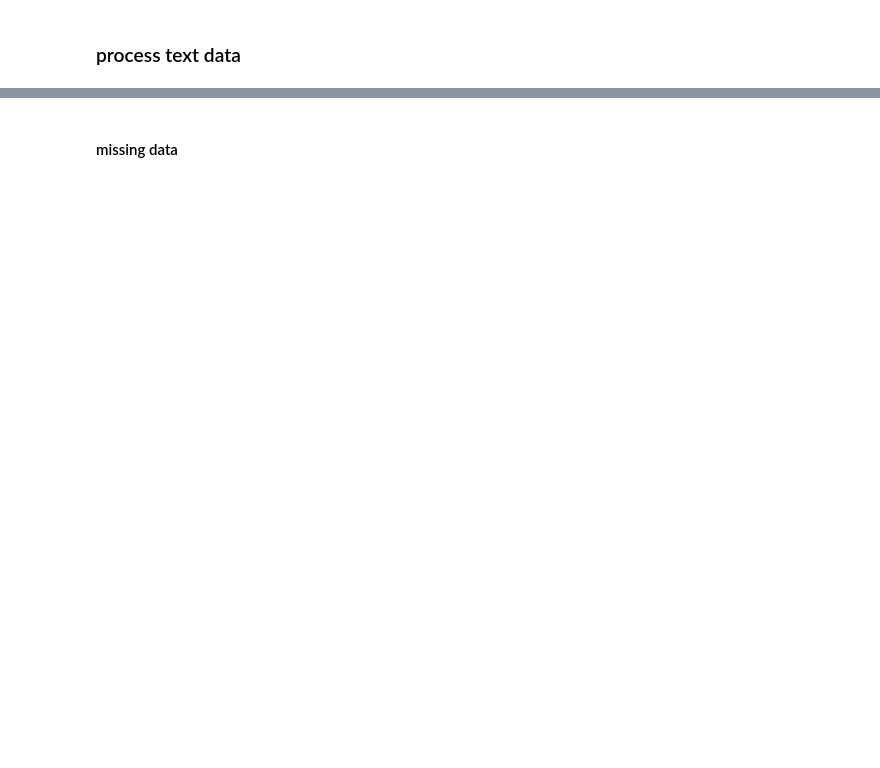
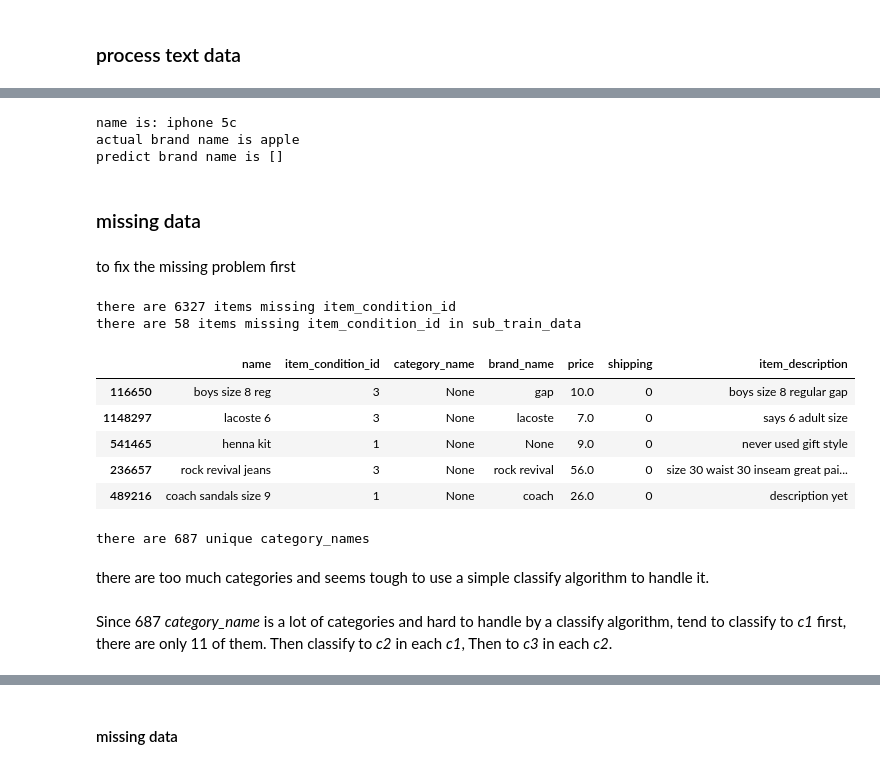
Before and after one commit to liam-august-h/machine-learning, a Jupyter notebook: projects/capstone/preparation.ipynb, the cells around one changed output, grey strips where cells are left out. Cells and saved outputs as stored; diff of their text form; code cells hidden in the pictures; blank space fills up the shorter version.

```diff
--- a/projects/capstone/preparation.ipynb
+++ b/projects/capstone/preparation.ipynb
@@ -200,0 +197,3 @@ train_data['item_description'] = train_data['item_description'].str.lower();
+# %%
+sub_train_data = lowercase(sub_train_data)
+train_data = lowercase(train_data)
@@ -200,0 +221,27 @@ train_data['item_description'] = train_data['item_description'].str.lower();
+# %%
+def remove_stopwords(data, fields=all_text_fields):
+    def remove(sentence):
+        if sentence is None:
+            return None
+
+        if not isinstance(sentence, str):
+            if math.isnan(sentence):
+                return None
+
+            print('{} type is {}'.format(sentence, type(sentence)))
+            return sentence
+
+        filtered_words = [w for w in word_tokenize(sentence)
+                          if not w in stopwords.words('english')]
+        return ' '.join(filtered_words)
+
+    for field in fields:
+        data[field] = data[field].apply(remove)
+
+    return data
+# %%
+sub_train_data = remove_punctuation(sub_train_data)
+#train_data = remove_punctuation(train_data)
+# %%
+sub_train_data = remove_stopwords(sub_train_data)
+#train_data = remove_stopwords(train_data)
@@ -200,0 +303,37 @@ train_data['item_description'] = train_data['item_description'].str.lower();
+# %%
+s = sub_train_data.sample()
+name = s['name'].to_string(index=False)
+print('name is: ' + name)
+print('actual brand name is ' + s['brand_name'].to_string(index=False))
+print('predict brand name is ' + str(match_in_list(name)))
+# %% [output]
+name is: iphone 5c
+actual brand name is apple
+predict brand name is []
+# %% [markdown]
+### missing data
+# %% [markdown]
+to fix the missing problem first
+# %%
+print("there are " + str(pd.isna(train_data['category_name']).sum())
+      + " items missing item_condition_id")
+print("there are " + str(pd.isna(sub_train_data['category_name']).sum())
+      + " items missing item_condition_id in sub_train_data")
+# %% [output]
+there are 6327 items missing item_condition_id
+there are 58 items missing item_condition_id in sub_train_data
+# %%
+sub_train_data[pd.isna(sub_train_data['category_name'])].sample(n=5, random_state=37)
+# %% [output]
+|  | name | item_condition_id | category_name | brand_name | price | shipping | item_description |
+| 116650 | boys size 8 reg | 3 | None | gap | 10.0 | 0 | boys size 8 regular gap |
+| 1148297 | lacoste 6 | 3 | None | lacoste | 7.0 | 0 | says 6 adult size |
+| 541465 | henna kit | 1 | None | None | 9.0 | 0 | never used gift style |
+| 236657 | rock revival jeans | 3 | None | rock revival | 56.0 | 0 | size 30 waist 30 inseam great pai... |
+| 489216 | coach sandals size 9 | 1 | None | coach | 26.0 | 0 | description yet |
+# %%
+print("there are {} unique category_names".format(len(pd.unique(sub_train_data['category_name']))))
+# %% [output]
+there are 687 unique category_names
+# %% [markdown]
+there are too much categories and seems tough to use a simple classify algorithm to handle it.
@@ -201 +362,3 @@ train_data['item_description'] = train_data['item_description'].str.lower();
+# %% [markdown]
+Since 687 *category_name* is a lot of categories and hard to handle by a classify algorithm, tend to classify to *c1* first, there are only 11 of them. Then classify to *c2* in each *c1*, Then to *c3* in each *c2*.
 # %%
```
Also changed, not shown: parts of 79 cells of this notebook.
